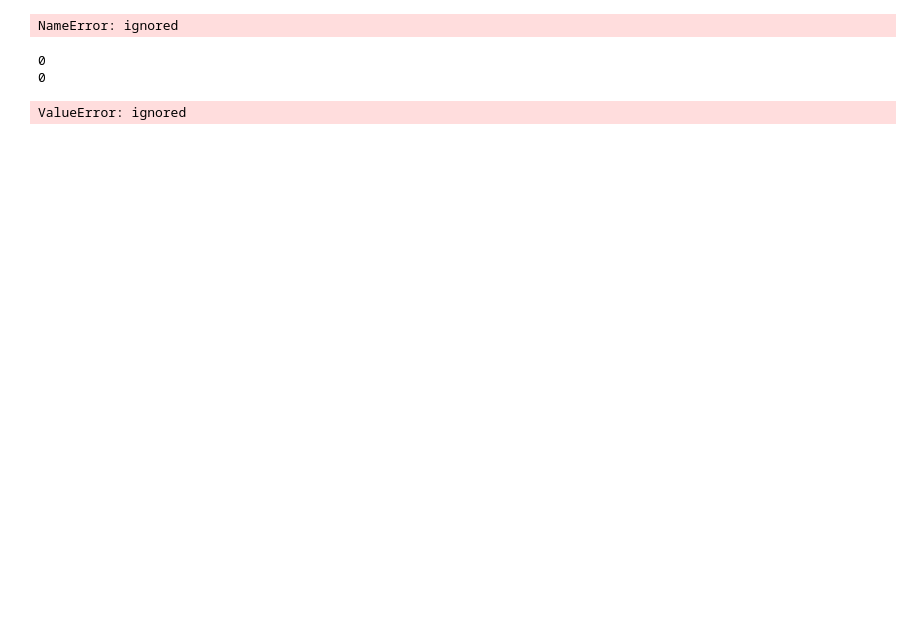
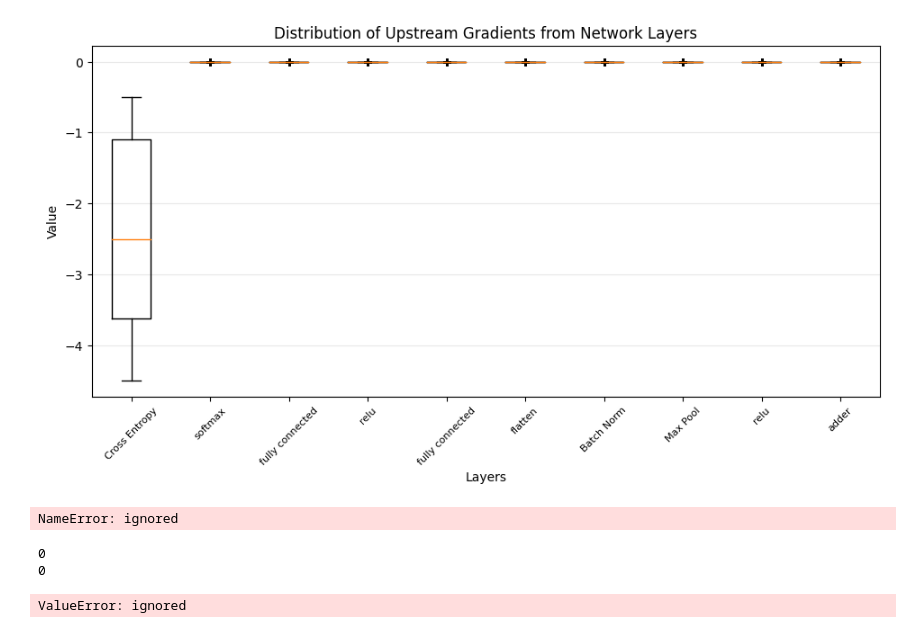
Before and after one commit to jdowner212/cs577_addernet, a Jupyter notebook: AdderNet_functions.ipynb, the cells around one changed output. Cells and saved outputs as stored; diff of their text form; code cells hidden in the pictures; blank space fills up the shorter version.

Commit message:
plots and moved conv to layers.py

```diff
--- a/AdderNet_functions.ipynb
+++ b/AdderNet_functions.ipynb
@@ -22,6 +26,6 @@ this_model.add(layers.Activation('relu'))
 this_model.add(layers.FullyConnected(output_channels=10))
 this_model.add(layers.Activation('softmax'))
 # %%
-history = this_model.fit(X_trn_c10,y_trn_c10,epochs=20,batch_size=16,learning_rate=1e-05,x_val=X_val_c10,y_val=y_val_c10)
+history, summaries = this_model.fit(X_trn_c10,y_trn_c10,epochs=20,batch_size=16,learning_rate=1e-03,x_val=X_val_c10,y_val=y_val_c10)
 # %% [output]
 0
@@ -81,3 +69,34 @@ plt.show()
+# %%
+data = [x[1] for x in summaries[0]]
+labels = [x[0] for x in summaries[0]]
+# %%
+fig, ax1 = plt.subplots(figsize=(10, 6))
+fig.canvas.manager.set_window_title('Layer Gradients')
+fig.subplots_adjust(left=0.075, right=0.95, top=0.9, bottom=0.25)
+
+bp = ax1.boxplot(data, notch=False, sym='+', vert=True, whis=1.5)
+plt.setp(bp['boxes'], color='black')
+plt.setp(bp['whiskers'], color='black')
+plt.setp(bp['fliers'], color='red', marker='+')
+
+
+ax1.yaxis.grid(True, linestyle='-', which='major', color='lightgrey',
+               alpha=0.5)
+
+ax1.set(
+    axisbelow=True,
+    title='Distribution of Upstream Gradients from Network Layers',
+    xlabel='Layers',
+    ylabel='Value',
+)
+
+ax1.set_xticklabels(labels,
+                    rotation=45, fontsize=8)
+
+
+plt.show()
+# %% [output]
+[figure, added]
 # %%
 cnn = Model(loss_name='cat_cross_entropy')
 
```
Also changed, not shown: parts of 6 cells of this notebook, 2 other files.
